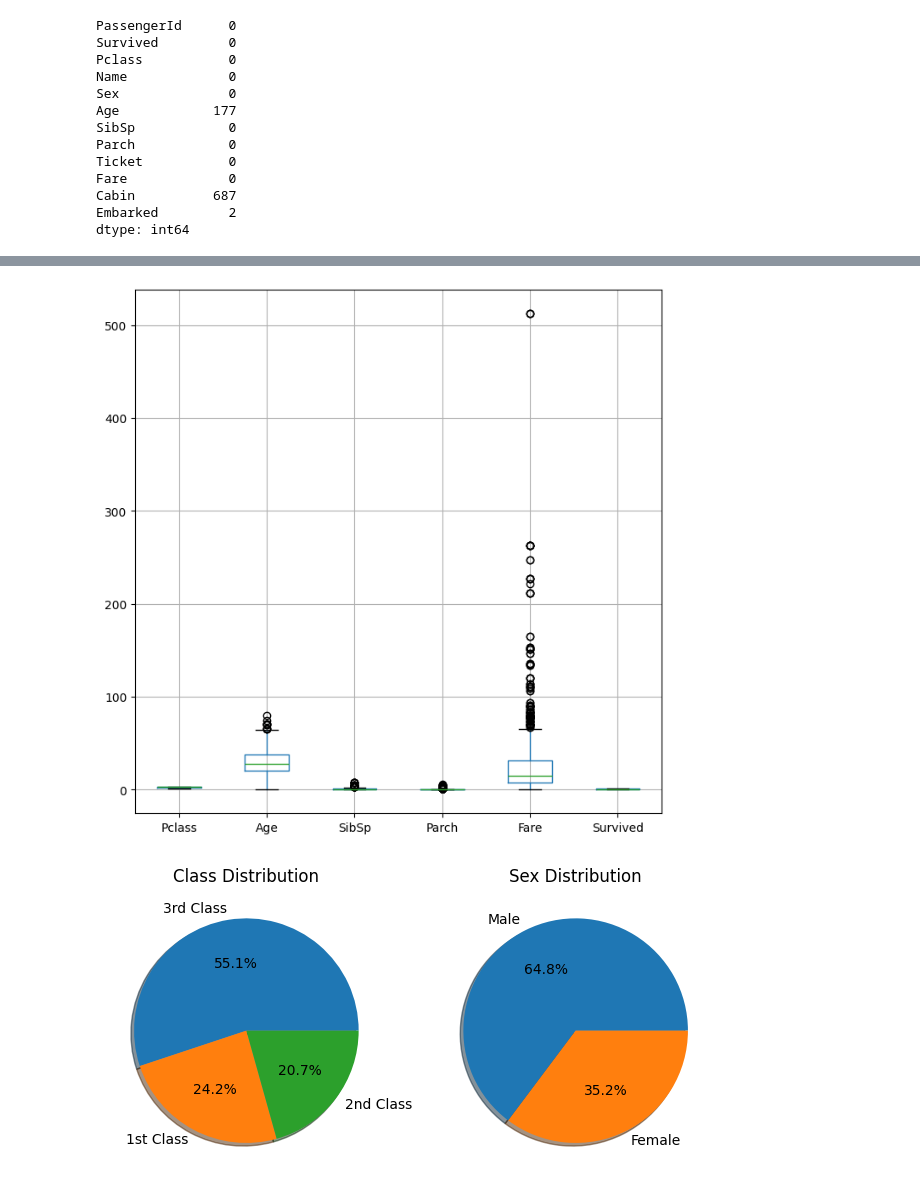
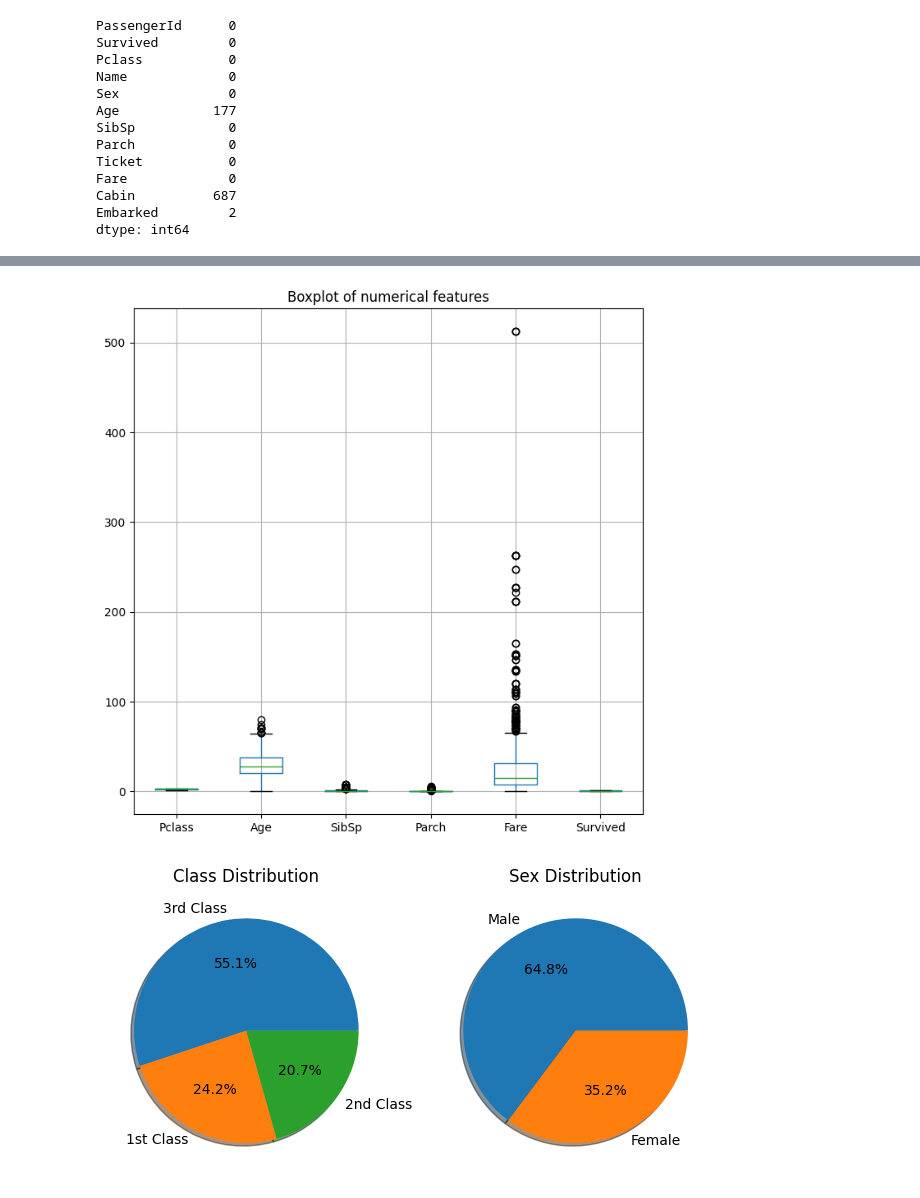
Before and after one commit to pkdc/titanic-survival-prediction, a Jupyter notebook: notebook/titanic.ipynb, the cells around one changed output, grey strips where cells are left out. Saved outputs shown, nothing was run; the diff lists cells and outputs as text; code cells hidden in the pictures.

```diff
--- a/notebook/titanic.ipynb
+++ b/notebook/titanic.ipynb
@@ -93,10 +94,10 @@ plt.savefig('../figures/histograms.jpeg')
 # %%
 boxplot_data = train_data[['Pclass', 'Age', 'Sex', 'SibSp', 'Parch', 'Fare', 'Embarked', 'Survived']]
 boxplot_data.boxplot(figsize=(8,8))
-
+plt.title('Boxplot of numerical features')
 plt.savefig('../figures/boxplot.jpeg')
 # %% [output]
-[figure, old version]
+[figure, new version]
 # %%
 fig, ax = plt.subplots(1,2)
 
```
Also changed, not shown: parts of 12 cells of this notebook, 4 other files.
